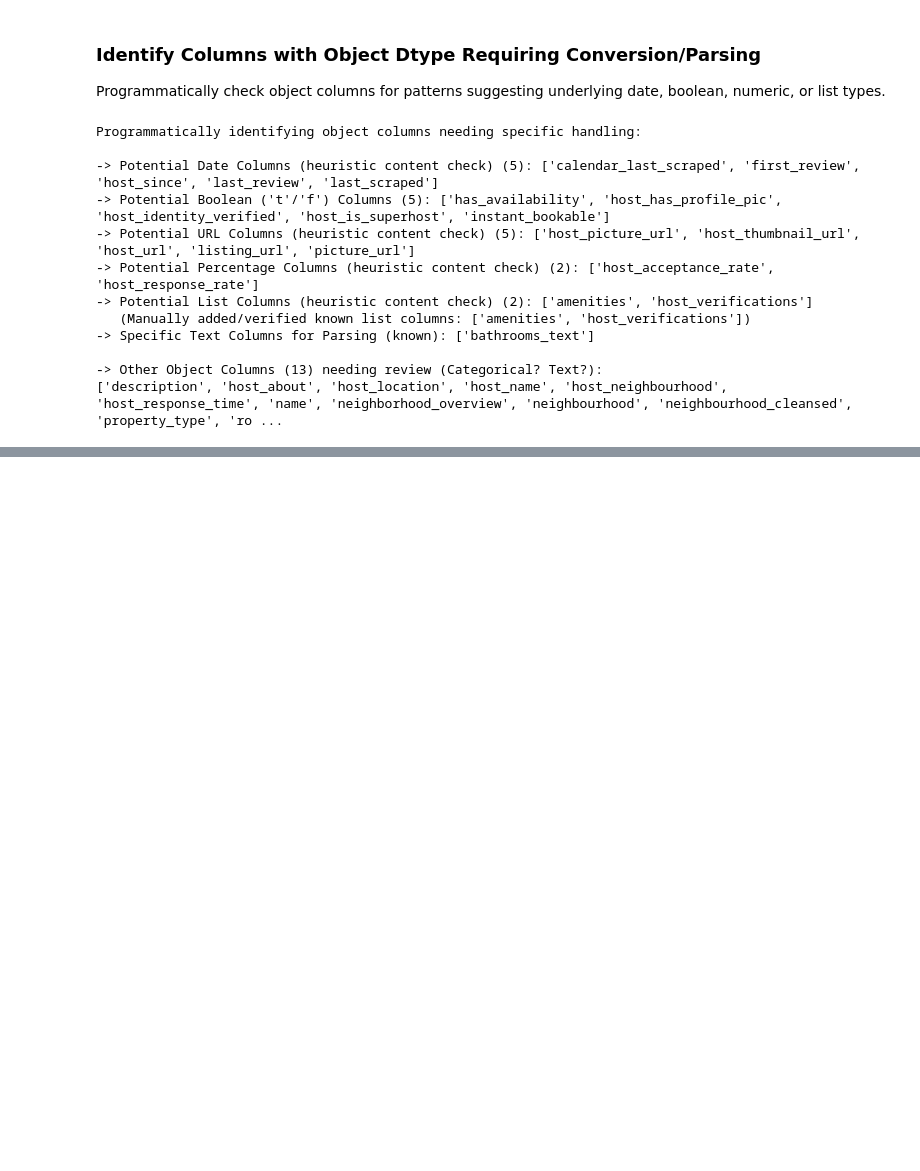
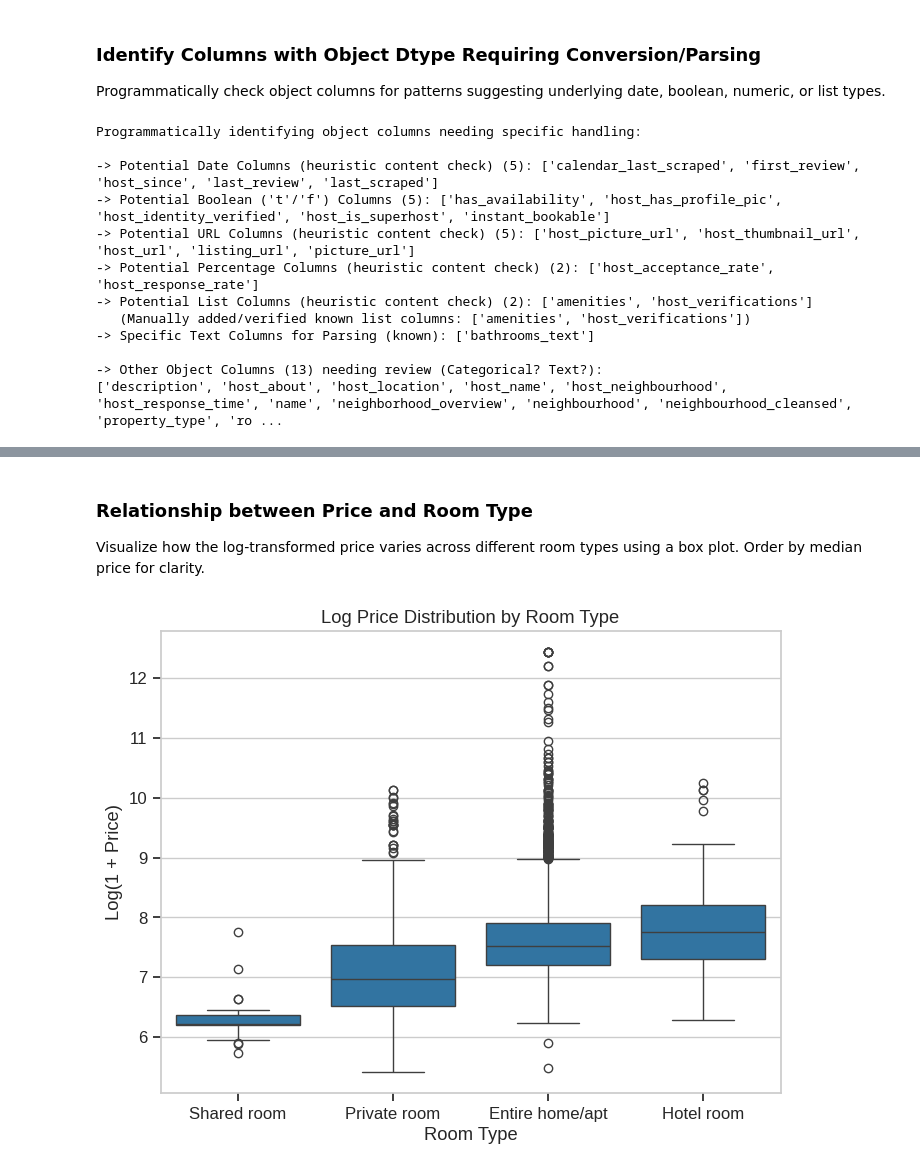
Before and after one commit to DataXteam/Airbnb_data_analysis, a Jupyter notebook: notebooks/01-Data_Understanding.ipynb, the cells around one changed output, grey strips where cells are left out. Cells and saved outputs as stored; diff of their text form; code cells hidden in the pictures; blank space fills up the shorter version.

Commit message:
data understanding completed

```diff
--- a/notebooks/01-Data_Understanding.ipynb
+++ b/notebooks/01-Data_Understanding.ipynb
@@ -718,0 +1020,23 @@ This systematic identification ensures that columns are appropriately formatted
+# %% [markdown]
+### Relationship between Price and Room Type
+Visualize how the log-transformed price varies across different room types using a box plot. Order by median price for clarity.
+# %%
+# Price vs. Room Type
+if 'df_listings' in locals() and 'log_price' in df_listings.columns and 'room_type' in df_listings.columns:
+    # Calculate order based on median log_price
+    room_type_order = df_listings.groupby('room_type')['log_price'].median().sort_values().index
+
+    plt.figure(figsize=(8, 6)) # Adjusted size for fewer categories
+    sns.boxplot(data=df_listings.dropna(subset=['log_price']), # Ensure no NaNs in target for plot
+                x='room_type',
+                y='log_price',
+                order=room_type_order)
+    plt.title('Log Price Distribution by Room Type')
+    plt.xlabel('Room Type')
+    plt.ylabel('Log(1 + Price)')
+    # plt.xticks(rotation=45, ha='right') # Rotation likely not needed for few categories
+    plt.show()
+else:
+    print("Error: df_listings or required columns ('log_price', 'room_type') not found.")
+# %% [output]
+[figure, added]
```
Also changed, not shown: parts of 31 cells of this notebook.
